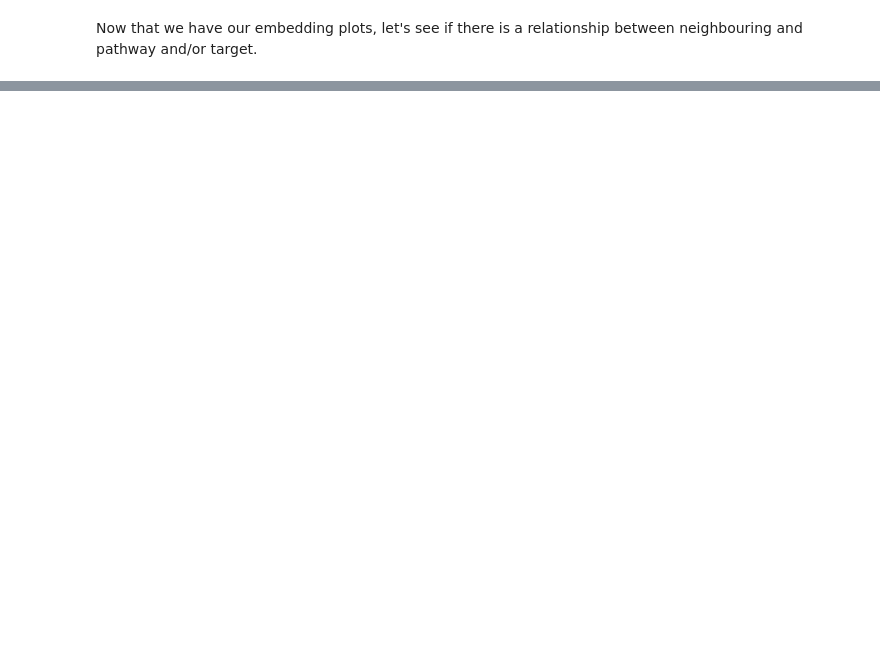
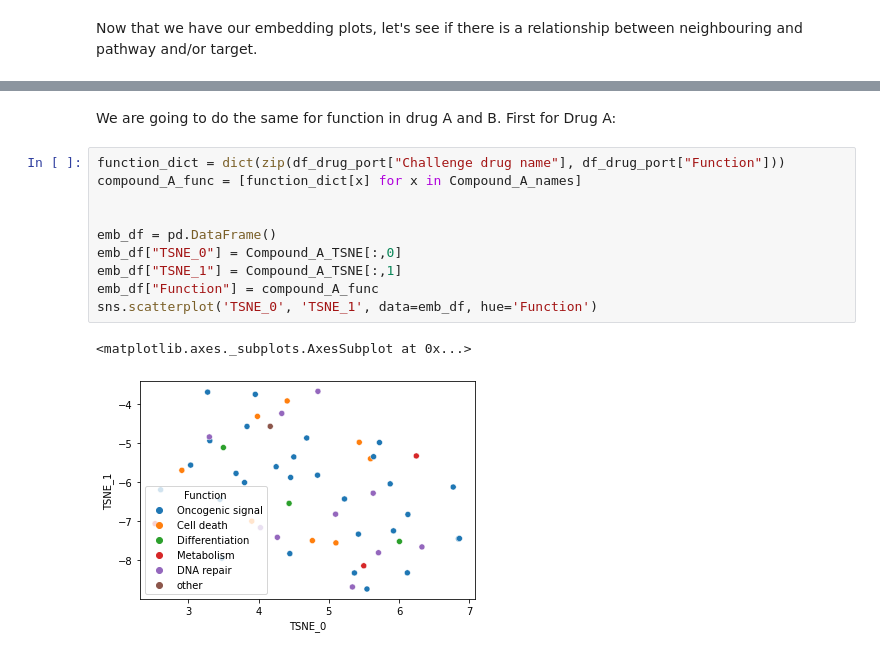
Before and after one commit to edmanft/cat_drug_synergy, a Jupyter notebook: Visualizing_embeddings.ipynb, the cells around one changed output, grey strips where cells are left out. Cells and saved outputs as stored; diff of their text form; blank space fills up the shorter version.

```diff
--- a/Visualizing_embeddings.ipynb
+++ b/Visualizing_embeddings.ipynb
@@ -95,0 +144,16 @@ Now that we have our embedding plots, let's see if there is a relationship betwe
+# %% [markdown]
+We are going to do the same for function in drug A and B.
+First for Drug A:
+# %%
+function_dict = dict(zip(df_drug_port["Challenge drug name"], df_drug_port["Function"]))
+compound_A_func = [function_dict[x] for x in Compound_A_names]
+
+
+emb_df = pd.DataFrame()
+emb_df["TSNE_0"] = Compound_A_TSNE[:,0]
+emb_df["TSNE_1"] = Compound_A_TSNE[:,1]
+emb_df["Function"] = compound_A_func
+sns.scatterplot('TSNE_0', 'TSNE_1', data=emb_df, hue='Function')
+# %% [output]
+<matplotlib.axes._subplots.AxesSubplot at 0x...>
+[figure, added]
```
Also changed, not shown: parts of 20 cells of this notebook.
